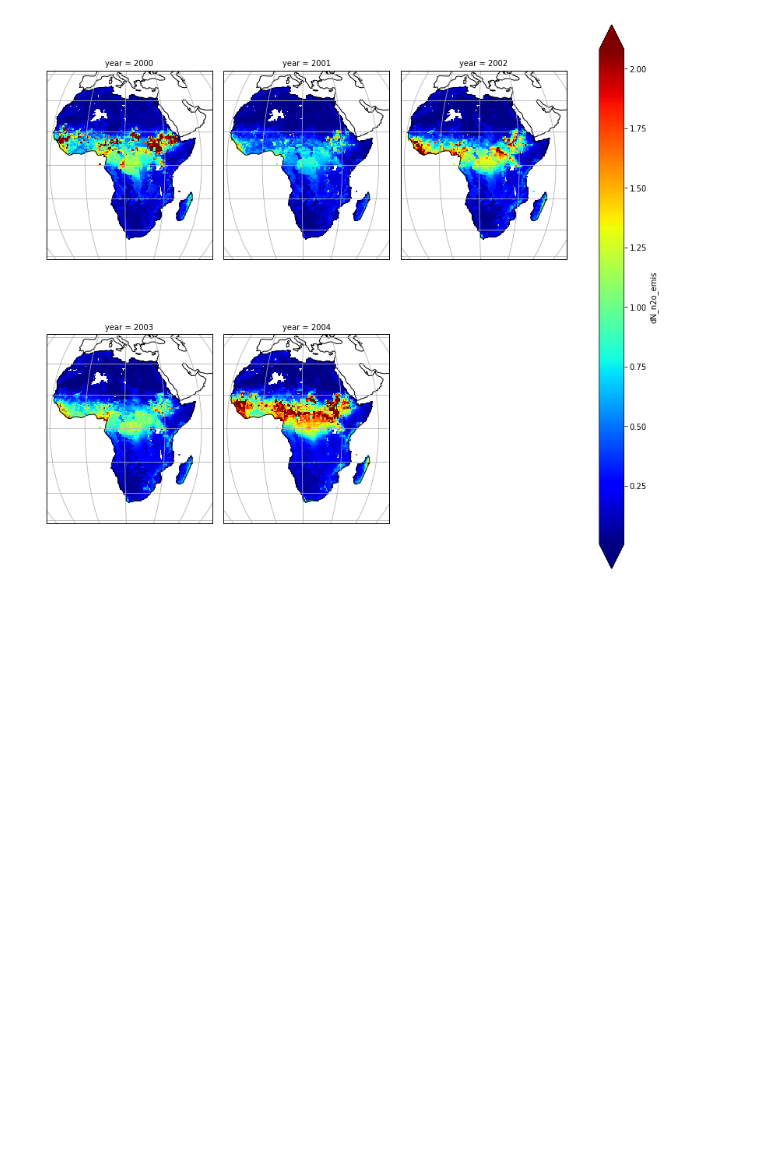
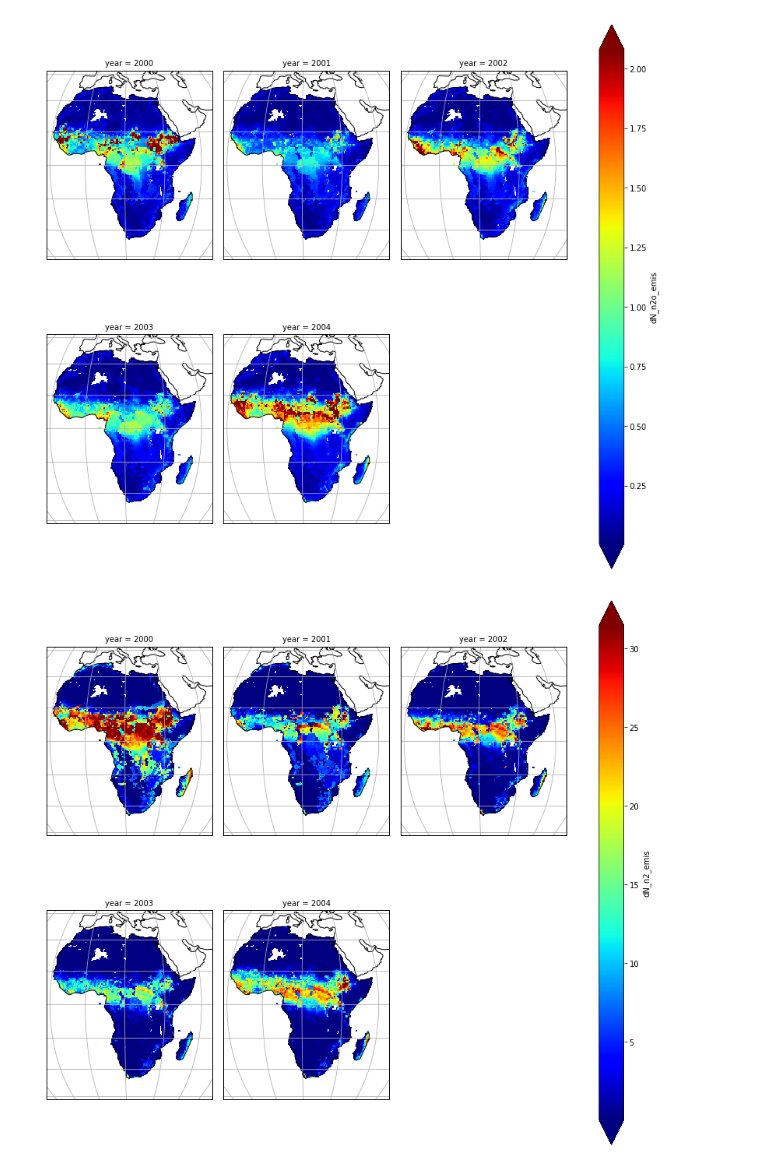
Before and after one commit to cwerner/mopga, a Jupyter notebook: nbs/aggregate_netCDF_daily-yearly.ipynb, the cells around one changed output. Saved outputs shown, nothing was run; the diff lists cells and outputs as text; code cells hidden in the pictures; blank space fills up the shorter version.

```diff
--- a/nbs/aggregate_netCDF_daily-yearly.ipynb
+++ b/nbs/aggregate_netCDF_daily-yearly.ipynb
@@ -7,7 +10,7 @@ import xarray as xr
 import matplotlib.pylab as plt
 import cartopy.crs as ccrs
 # %%
-ds = xr.open_dataset("/Users/haas/africa-lr.nc")
+ds = xr.open_dataset("/Users/haas/africa-lr_soilchemistry.nc")
 dsnew = ds.groupby("time.year").sum(dim="time", skipna=False)
 dsnew
 # %% [output]
@@ -49,3 +46,20 @@ for ax in p.axes.flat:
 #plt.title("N2O in Africa")
 # %% [output]
 [figure]
+# %%
+p=dsnew.dN_n2_emis.plot( x="lon",y="lat", transform=ccrs.PlateCarree(),
+                       subplot_kws={'projection':ccrs.Orthographic(20,0)},
+                       #subplot_kws={'projection':ccrs.Sinusoidal(20,0)},
+                       col="year",
+                       col_wrap=3,
+                       figsize=(12,10),
+                       robust=True,
+                       cmap="jet")
+
+
+for ax in p.axes.flat:
+    ax.coastlines()
+    ax.gridlines()
+    ax.set_extent([-20,60,-40,40])
+# %% [output]
+[figure, added]
```
Also changed, not shown: parts of 7 cells of this notebook.
